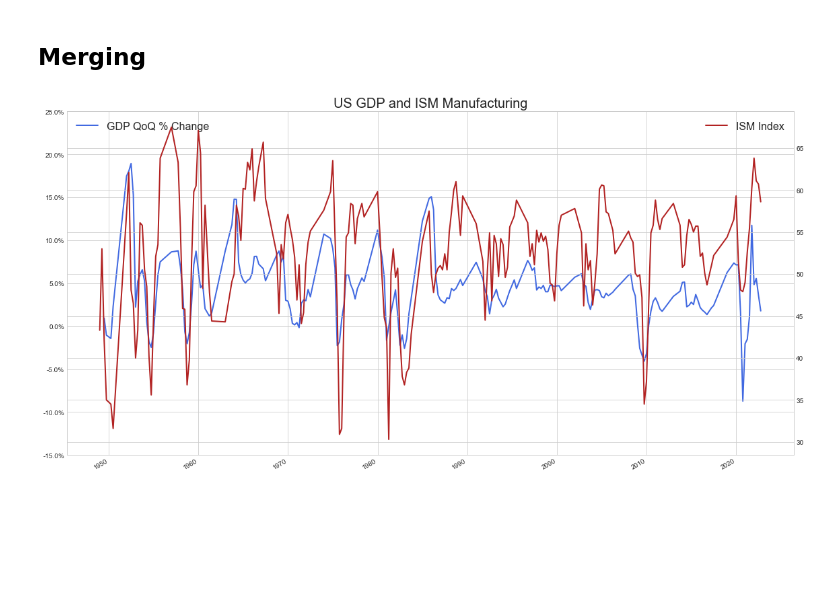
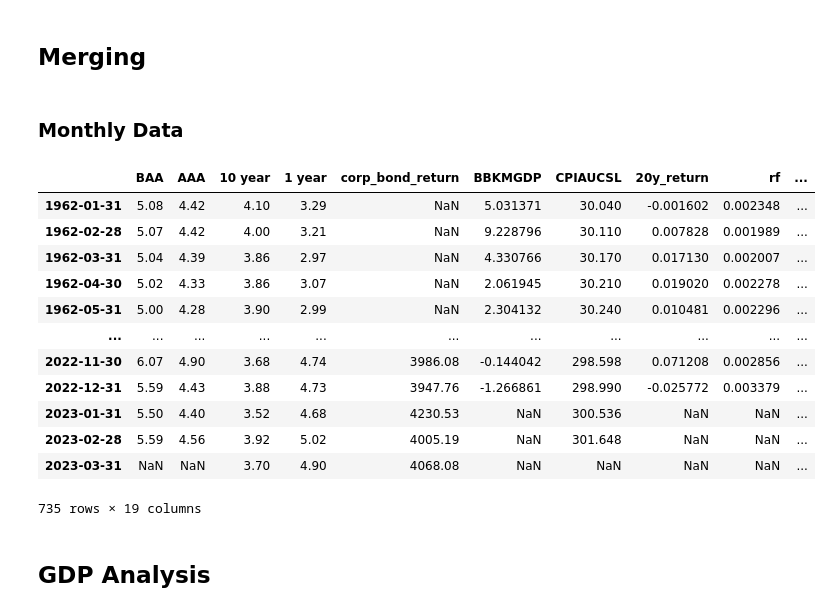
Before and after one commit to santoromano/Macro-Cross-Sectional-Analysis, a Jupyter notebook: data_prep.ipynb, the cells around one changed output. Cells and saved outputs as stored; diff of their text form; code cells hidden in the pictures; blank space fills up the shorter version.

```diff
--- a/data_prep.ipynb
+++ b/data_prep.ipynb
@@ -141,7 +174,7 @@ ism_data.head()
 | 1949-03-31 | 34.5 |
 # %%
 # ISM Monthly
-ism_monthly = pd.read_excel("ism_monthly.xlsx", index_col=0)
+ism_monthly = pd.read_excel("ism_monthly.xlsx", index_col=0, parse_dates=True)
 ism_monthly = ism_monthly.sort_values(by='Date')
 ism_monthly.head()
 # %% [output]
@@ -175,20 +190,22 @@ plt.style.use('seaborn-whitegrid')
-# %%
-fig, ax = plt.subplots(figsize=(16,8))
-
-
-ax1 = df["gdp_yoy"].plot(ax=ax, legend=True, label="GDP QoQ % Change", color='royalblue', linewidth=2)
-ax11 = ax1.twinx()
-ax11 = df["ISM"].shift(2).plot(ax=ax11, legend=True, label="ISM Index", color='firebrick', linewidth=2)
-ax1.set_title('US GDP and ISM Manufacturing', fontsize=20)
-ax1.legend(loc=2, fontsize=16)
-ax11.legend(loc=0, fontsize=16)
-ax1.set_xlabel("")
-ax1.set_yticks(ax1.get_yticks())
-y_labels = ax1.get_yticks()
-ax1.set_yticklabels([f'{x:0.1%}' for x in y_labels])
-
-
-fig.tight_layout()
-plt.show()
-# %% [output]
-[figure, removed]
+# %% [markdown]
+### Monthly Data
+# %%
+data = [fred_data, bbk_data, crsp_data, ism_monthly, ff_pred_data]
+# %%
+merged = pd.concat(data, axis=1).loc['1962':]
+# %%
+merged
+# %% [output]
+|  | BAA | AAA | 10 year | 1 year | corp_bond_return | BBKMGDP | CPIAUCSL | 20y_return | rf | ... |
+| 1962-01-31 | 5.08 | 4.42 | 4.10 | 3.29 | NaN | 5.031371 | 30.040 | -0.001602 | 0.002348 | ... |
+| 1962-02-28 | 5.07 | 4.42 | 4.00 | 3.21 | NaN | 9.228796 | 30.110 | 0.007828 | 0.001989 | ... |
+| 1962-03-31 | 5.04 | 4.39 | 3.86 | 2.97 | NaN | 4.330766 | 30.170 | 0.017130 | 0.002007 | ... |
+| 1962-04-30 | 5.02 | 4.33 | 3.86 | 3.07 | NaN | 2.061945 | 30.210 | 0.019020 | 0.002278 | ... |
+| 1962-05-31 | 5.00 | 4.28 | 3.90 | 2.99 | NaN | 2.304132 | 30.240 | 0.010481 | 0.002296 | ... |
+| ... | ... | ... | ... | ... | ... | ... | ... | ... | ... | ... |
+| 2022-11-30 | 6.07 | 4.90 | 3.68 | 4.74 | 3986.08 | -0.144042 | 298.598 | 0.071208 | 0.002856 | ... |
+| 2022-12-31 | 5.59 | 4.43 | 3.88 | 4.73 | 3947.76 | -1.266861 | 298.990 | -0.025772 | 0.003379 | ... |
+| 2023-01-31 | 5.50 | 4.40 | 3.52 | 4.68 | 4230.53 | NaN | 300.536 | NaN | NaN | ... |
+| 2023-02-28 | 5.59 | 4.56 | 3.92 | 5.02 | 4005.19 | NaN | 301.648 | NaN | NaN | ... |
+| 2023-03-31 | NaN | NaN | 3.70 | 4.90 | 4068.08 | NaN | NaN | NaN | NaN | ... |
+735 rows × 19 columns
@@ -194,0 +214,2 @@ plt.show()
+# %% [markdown]
+## GDP Analysis
```
Also changed, not shown: parts of 25 cells of this notebook.
